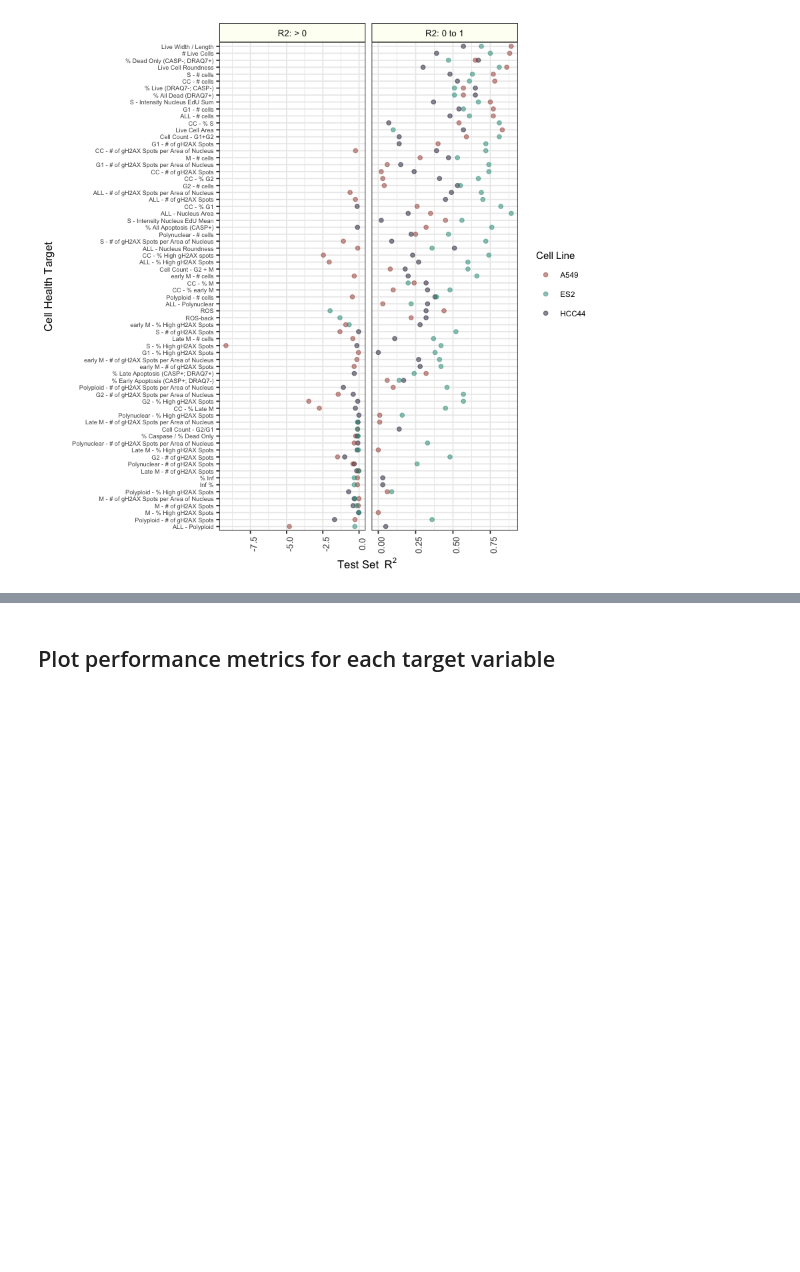
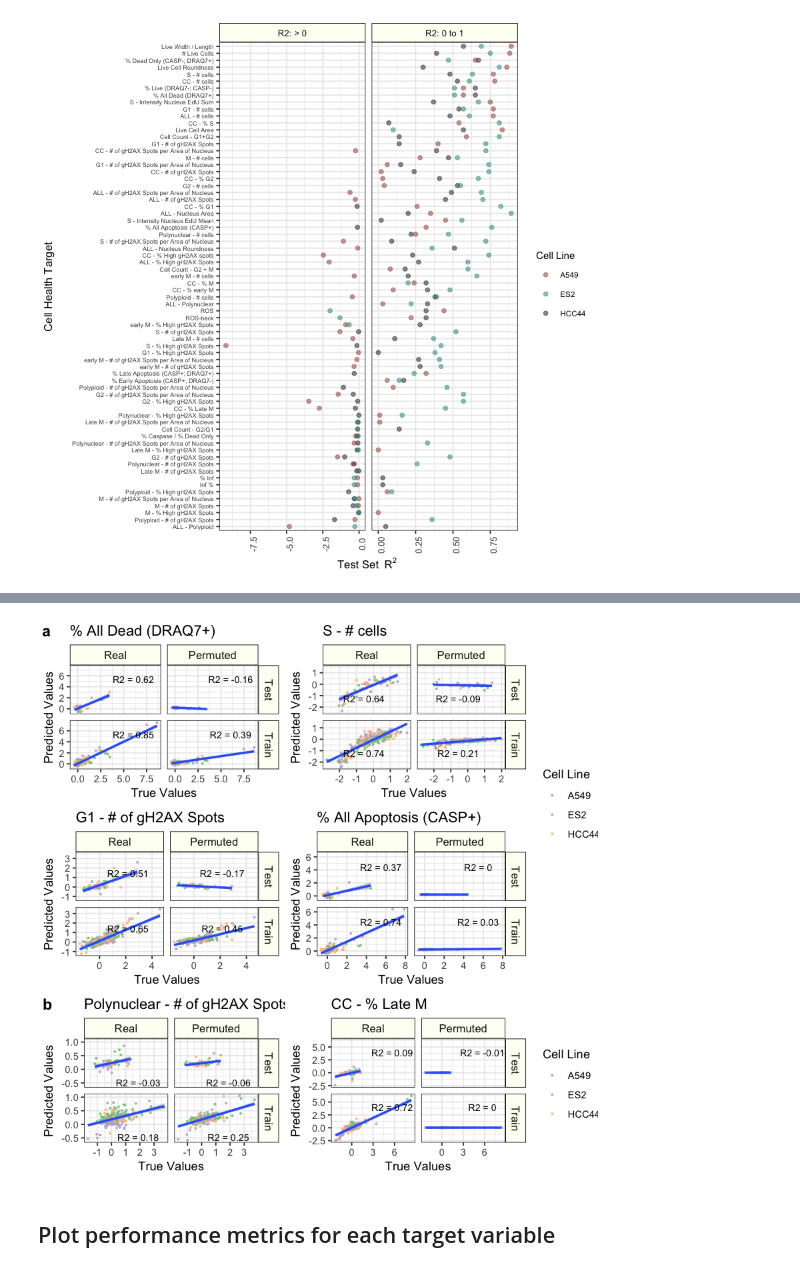
Before and after one commit to broadinstitute/cell-health, a Jupyter notebook: 3.train/4.visualize-regression-performance.ipynb, the cells around one changed output, grey strips where cells are left out. Cells and saved outputs as stored; diff of their text form; code cells hidden in the pictures; blank space fills up the shorter version.

```diff
--- a/3.train/4.visualize-regression-performance.ipynb
+++ b/3.train/4.visualize-regression-performance.ipynb
@@ -480,0 +494,12 @@ ggsave(output_file, width = 2, height = 1.5, dpi = 500, units = "in")
+# %%
+good_example_models <- c(
+    "vb_percent_dead",
+    "cc_s_n_objects",
+    "cc_g1_n_spots_h2ax_mean",
+    "vb_percent_all_apoptosis"
+)
+
+bad_example_models <- c(
+    "cc_polynuclear_n_spots_h2ax_mean",
+    "cc_cc_late_mitosis"
+)
@@ -480,0 +566,60 @@ ggsave(output_file, width = 2, height = 1.5, dpi = 500, units = "in")
+# %%
+# Compile and save figure
+cell_line_legend <- get_legend(
+  plot_list[["vb_percent_dead"]] + theme(legend.box.margin = margin(0, 0, 0, 12))
+)
+
+top_row_gg <- cowplot::plot_grid(
+    plot_list[["vb_percent_dead"]] + theme(legend.position = "none"),
+    plot_list[["cc_s_n_objects"]] + theme(legend.position = "none"),
+    nrow = 1,
+    align = "h"
+)
+
+middle_row_gg <- cowplot::plot_grid(
+    plot_list[["cc_g1_n_spots_h2ax_mean"]] + theme(legend.position = "none"),
+    plot_list[["vb_percent_all_apoptosis"]] + theme(legend.position = "none"),
+    nrow = 1,
+    align = "h"
+)
+
+sup_fig_part_a <- cowplot::plot_grid(
+    top_row_gg,
+    middle_row_gg,
+    nrow = 2,
+    align = "h"
+)
+
+sup_fig_part_a <- cowplot::plot_grid(
+    sup_fig_part_a,
+    cell_line_legend,
+    rel_widths = c(3, 0.4),
+    ncol = 2
+)
+
+bottom_row_gg <- cowplot::plot_grid(
+    plot_list[["cc_polynuclear_n_spots_h2ax_mean"]] + theme(legend.position = "none"),
+    plot_list[["cc_cc_late_mitosis"]] + theme(legend.position = "none"),
+    nrow = 1,
+    align = "h"
+)
+
+sup_fig_part_b <- cowplot::plot_grid(
+    bottom_row_gg,
+    cell_line_legend,
+    rel_widths = c(3, 0.4),
+    ncol = 2,
+    align = "v"
+)
+
+sup_fig_full <- cowplot::plot_grid(
+    sup_fig_part_a,
+    sup_fig_part_b,
+    rel_heights = c(4, 2),
+    nrow = 2,
+    labels = c("a", "b"),
+    align = "v"
+)
+
+sup_fig_full
+# %% [output]
@@ -480,0 +628 @@ ggsave(output_file, width = 2, height = 1.5, dpi = 500, units = "in")
+[figure, added]
```
Also changed, not shown: parts of 6 cells of this notebook, 1 other file.
